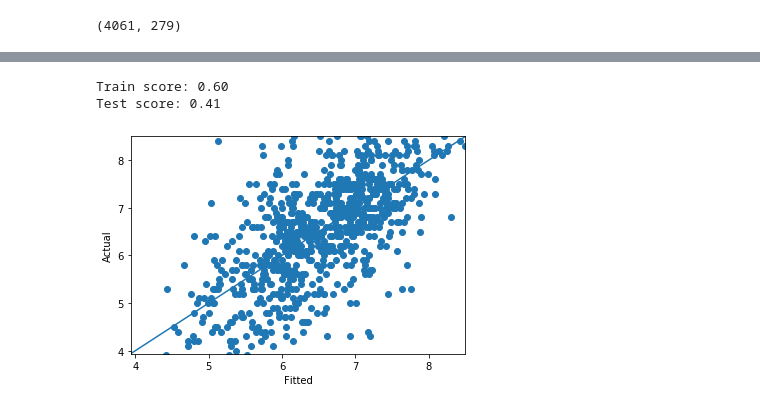
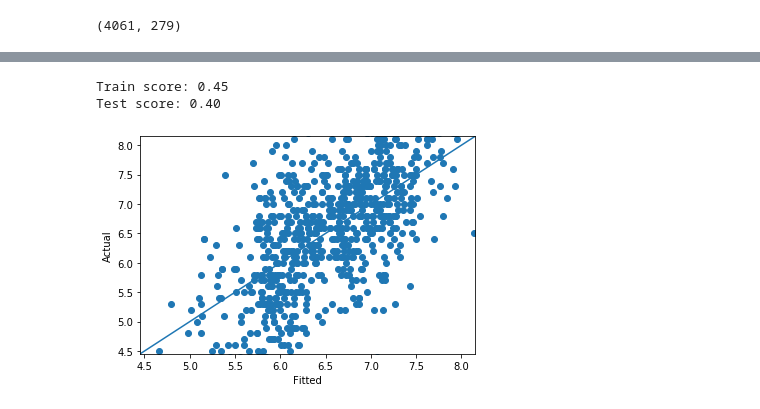
Before and after one commit to AdamSpannbauer/flixable_ml_dsi, a Jupyter notebook: eda.ipynb, the cells around one changed output, grey strips where cells are left out. Cells and saved outputs as stored; diff of their text form; code cells hidden in the pictures.

```diff
--- a/eda.ipynb
+++ b/eda.ipynb
@@ -174,16 +209,3 @@ y = movie_dummy[y_col]
 X_train, X_test, y_train, y_test = train_test_split(X, y,
                                                     test_size=0.2,
                                                     random_state=42)
-# %%
-n_trees = 200
-
-params = {'subsample': [0.5, 0.75, 1.0],
-          'colsample_bytree': [0.5, 0.75, 1.0],
-          'max_depth': [3, 4, 7]}
-
-xgb_cv = XGBRegressor(objective='reg:squarederror',
-                      n_estimators=n_trees,
-                      earning_rate=2 / n_trees)
-
-xgb_cv = GridSearchCV(xgb_cv, params, cv=2, verbose=1)
-xgb_cv.fit(X_train, y_train)
@@ -211,0 +212,11 @@ GridSearchCV(cv=2, error_score=nan,
+# %%
+parameters = {
+    "learning_rate":[0.01],
+    "n_estimators":[1000],
+    "max_depth":[3],
+    "subsample":[0.8],
+    "colsample_bytree":[1],
+    "gamma":[1]
+}
+xgb = GridSearchCV(XGBRegressor(objective="reg:squarederror"), param_grid=parameters, verbose=2)
+xgb.fit(X_train, y_train)
@@ -212,26 +256,26 @@ GridSearchCV(cv=2, error_score=nan,
 # %%
-train_score = xgb_cv.score(X_train, y_train)
-test_score = xgb_cv.score(X_test, y_test)
+train_score = xgb.score(X_train, y_train)
+test_score = xgb.score(X_test, y_test)
 
 print(f'Train score: {train_score:.2f}')
 print(f'Test score: {test_score:.2f}')
 # %% [output]
-Train score: 0.60
-Test score: 0.41
+Train score: 0.45
+Test score: 0.40
 # %%
-y_pred = xgb_cv.predict(X_test)
+y_pred = xgb.predict(X_test)
 
 min_pred = min(y_pred)
 max_pred = max(y_pred)
 x = [min_pred, max_pred]
 y = [min_pred, max_pred]
 
 plt.scatter(y_pred, y_test)
 plt.plot(x, y)
 plt.xlabel('Fitted')
 plt.ylabel('Actual')
 plt.xlim((min_pred, max_pred))
 plt.ylim((min_pred, max_pred))
 plt.show()
 # %% [output]
-[figure, old version]
+[figure, new version]
```
Also changed, not shown: parts of 7 cells of this notebook.
